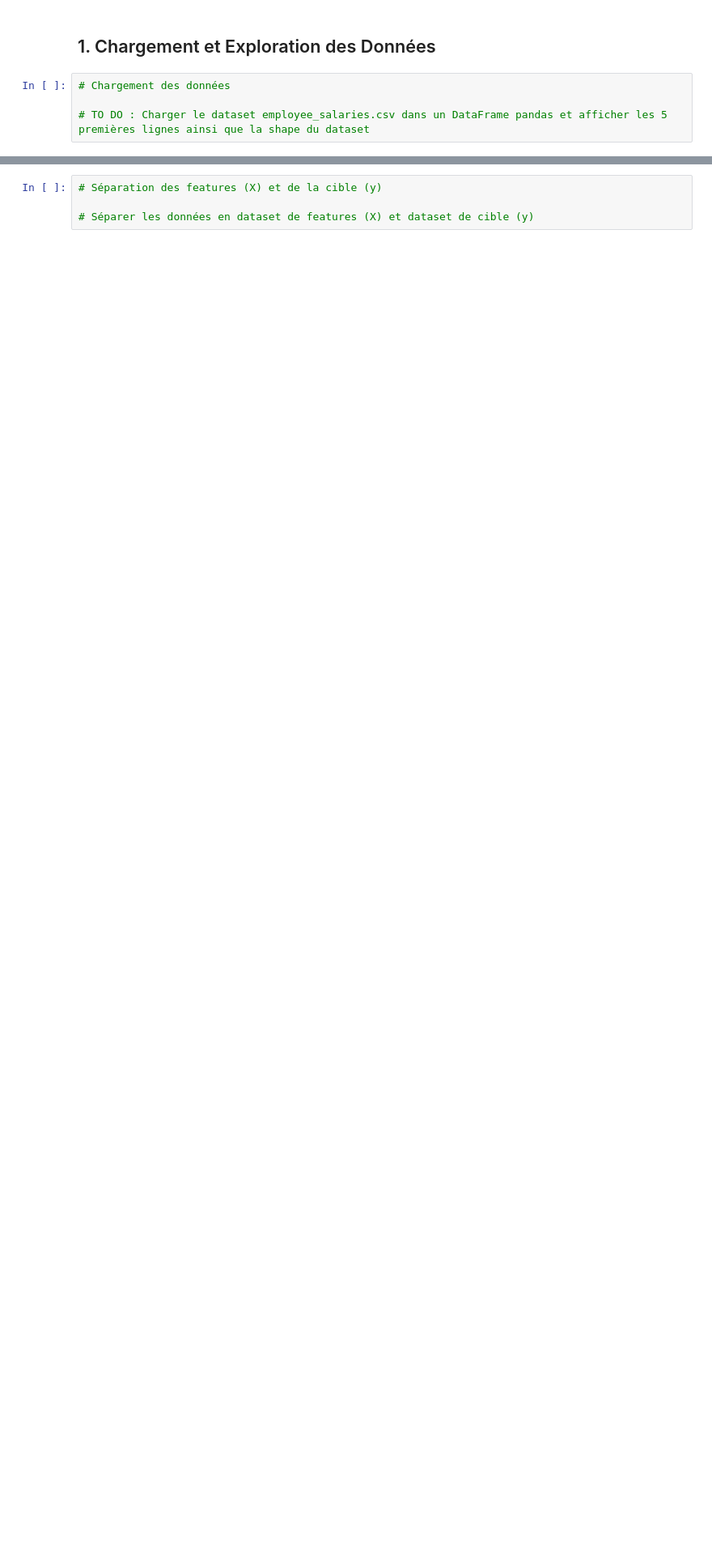
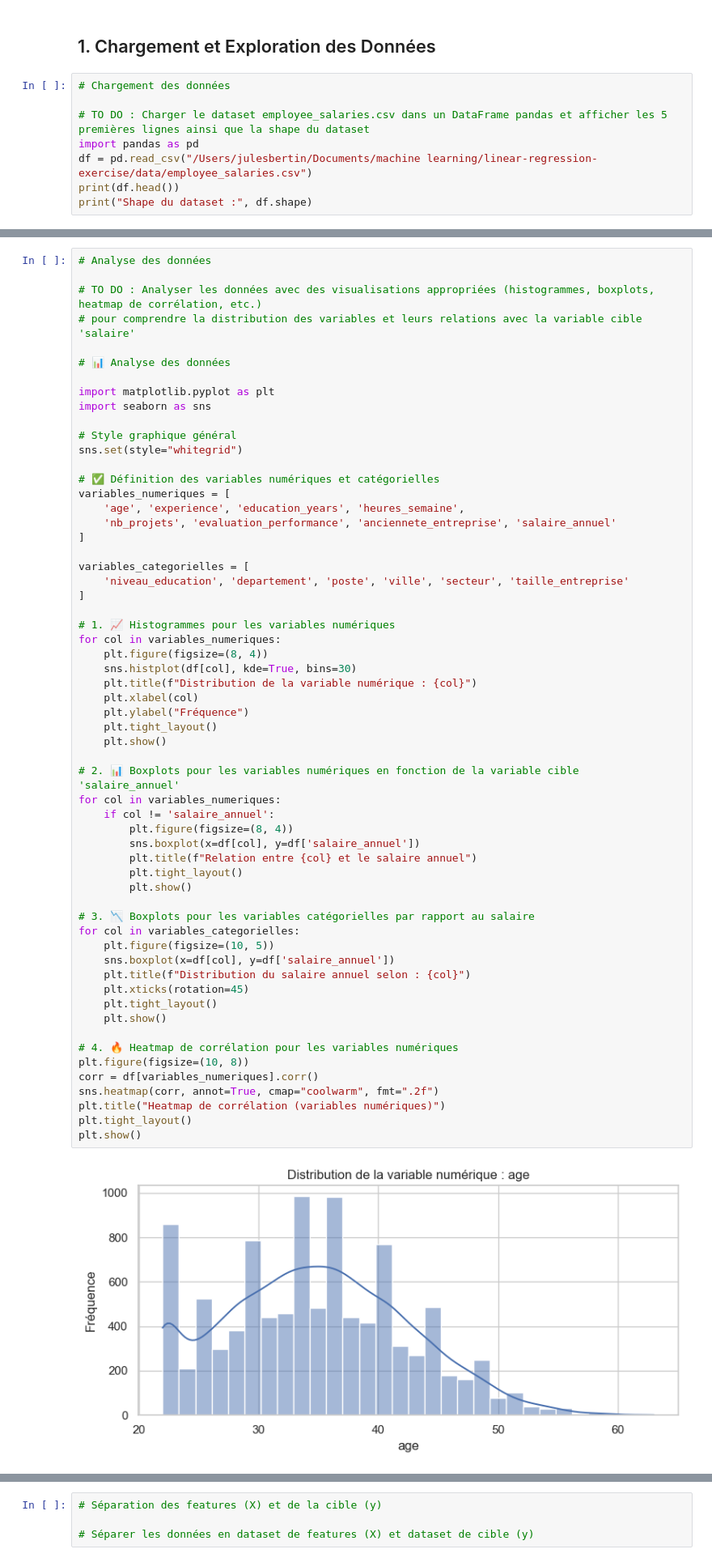
Before and after one commit to SamanthC/linear-regression-exercise, a Jupyter notebook: salary_regression_analysis.ipynb, the cells around one changed output, grey strips where cells are left out. Shown at 81% size. Cells and saved outputs as stored; diff of their text form; blank space fills up the shorter version.

```diff
--- a/salary_regression_analysis.ipynb
+++ b/salary_regression_analysis.ipynb
@@ -41,3 +41,7 @@ plt.style.use('seaborn-v0_8-darkgrid')
 # Chargement des données
 
 # TO DO : Charger le dataset employee_salaries.csv dans un DataFrame pandas et afficher les 5 premières lignes ainsi que la shape du dataset
+import pandas as pd
+df = pd.read_csv("/Users/julesbertin/Documents/machine learning/linear-regression-exercise/data/employee_salaries.csv")
+print(df.head())
+print("Shape du dataset :", df.shape)
@@ -56,0 +106,61 @@ plt.style.use('seaborn-v0_8-darkgrid')
+# %%
+# Analyse des données
+
+# TO DO : Analyser les données avec des visualisations appropriées (histogrammes, boxplots, heatmap de corrélation, etc.)
+# pour comprendre la distribution des variables et leurs relations avec la variable cible 'salaire'
+
+# 📊 Analyse des données
+
+import matplotlib.pyplot as plt
+import seaborn as sns
+
+# Style graphique général
+sns.set(style="whitegrid")
+
+# ✅ Définition des variables numériques et catégorielles
+variables_numeriques = [
+    'age', 'experience', 'education_years', 'heures_semaine',
+    'nb_projets', 'evaluation_performance', 'anciennete_entreprise', 'salaire_annuel'
+]
+
+variables_categorielles = [
+    'niveau_education', 'departement', 'poste', 'ville', 'secteur', 'taille_entreprise'
+]
+
+# 1. 📈 Histogrammes pour les variables numériques
+for col in variables_numeriques:
+    plt.figure(figsize=(8, 4))
+    sns.histplot(df[col], kde=True, bins=30)
+    plt.title(f"Distribution de la variable numérique : {col}")
+    plt.xlabel(col)
+    plt.ylabel("Fréquence")
+    plt.tight_layout()
+    plt.show()
+
+# 2. 📊 Boxplots pour les variables numériques en fonction de la variable cible 'salaire_annuel'
+for col in variables_numeriques:
+    if col != 'salaire_annuel':
+        plt.figure(figsize=(8, 4))
+        sns.boxplot(x=df[col], y=df['salaire_annuel'])
+        plt.title(f"Relation entre {col} et le salaire annuel")
+        plt.tight_layout()
+        plt.show()
+
+# 3. 📉 Boxplots pour les variables catégorielles par rapport au salaire
+for col in variables_categorielles:
+    plt.figure(figsize=(10, 5))
+    sns.boxplot(x=df[col], y=df['salaire_annuel'])
+    plt.title(f"Distribution du salaire annuel selon : {col}")
+    plt.xticks(rotation=45)
+    plt.tight_layout()
+    plt.show()
+
+# 4. 🔥 Heatmap de corrélation pour les variables numériques
+plt.figure(figsize=(10, 8))
+corr = df[variables_numeriques].corr()
+sns.heatmap(corr, annot=True, cmap="coolwarm", fmt=".2f")
+plt.title("Heatmap de corrélation (variables numériques)")
+plt.tight_layout()
+plt.show()
+# %% [output]
+[figure, added]
```
Also changed, not shown: parts of 5 cells of this notebook.
